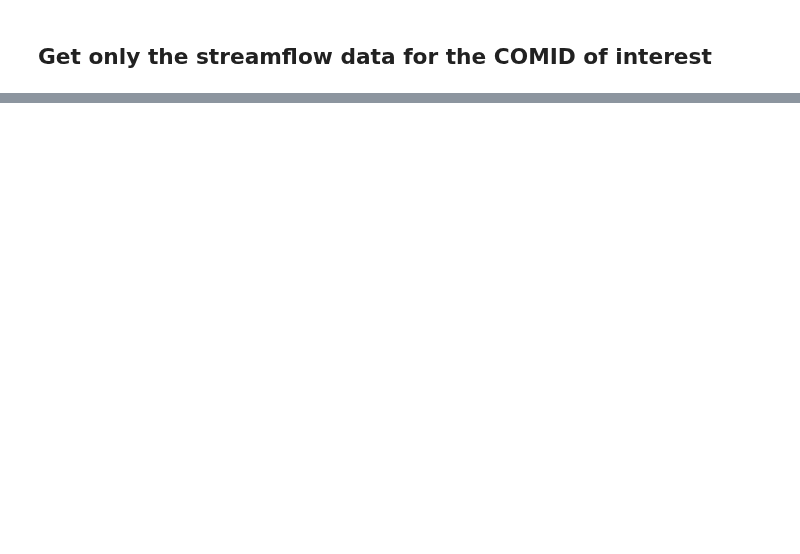
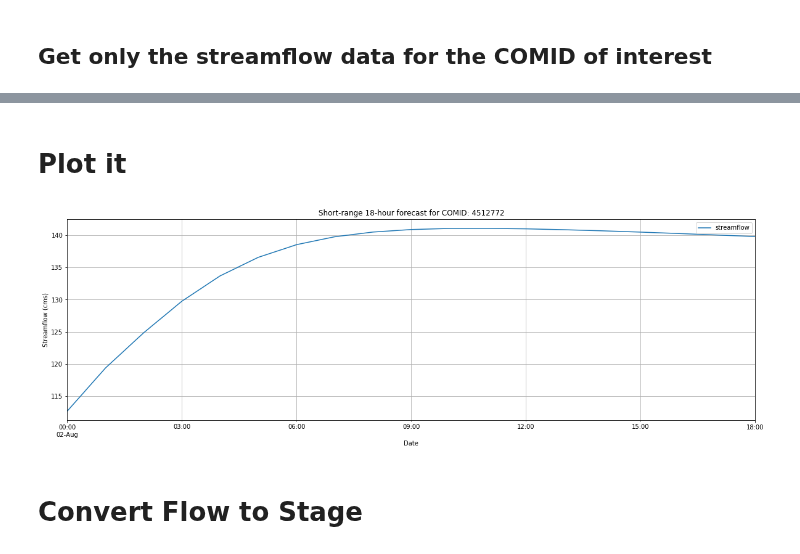
Before and after one commit to Dewberry/fcast, a Jupyter notebook: forecast/ShortRangeForecasts.ipynb, the cells around one changed output, grey strips where cells are left out. Saved outputs shown, nothing was run; the diff lists cells and outputs as text; code cells hidden in the pictures; blank space fills up the shorter version.

Commit message:
add analysis_assim and convert flow to stage for short-range forecast. clean up both medium and short range notebooks

```diff
--- a/forecast/ShortRangeForecasts.ipynb
+++ b/forecast/ShortRangeForecasts.ipynb
@@ -65,0 +38,9 @@ Data variables:
+# %%
+filepath = f'national-water-model/nwm.{date}/analysis_assim/nwm.t{start_time}z.analysis_assim.channel_rt.tm00.conus.nc'
+file = fs.open(filepath, 'rb')
+assim = xr.open_dataset(file)
+ds = assim.sel(feature_id=comid)
+assim_time = ds['time'].values[0]
+df = assim['streamflow'].to_dataframe()
+assim_flow = df.loc[comid].values[0]
+print(assim_time, assim_flow)
@@ -161,0 +51,7 @@ plt.show()
+# %%
+output_da = mfdset.sel(feature_id=comid)['streamflow']
+times = output_da['time'].values
+arr = output_da.values
+d = {**{assim_time: assim_flow}, **dict(zip(times, arr))}
+df = pd.DataFrame([d]).T.rename(columns={0:'streamflow'})
+df.head()
@@ -161,0 +65,11 @@ plt.show()
+# %% [markdown]
+# Plot it
+# %%
+ax = df.plot(figsize=(20,6), title=f'Short-range 18-hour forecast for COMID: {comid}')
+ax.grid(True, which="both")
+# ax.set_xticklabels(pd.Series(df.index).dt.strftime('%Y-%m-%d %H:00'), rotation='vertical')
+ax.set(xlabel='Date', ylabel='Streamflow (cms)');
+# %% [output]
+[figure, added]
+# %% [markdown]
+# Convert Flow to Stage
```
Also changed, not shown: parts of 25 cells of this notebook, 2 other files.
